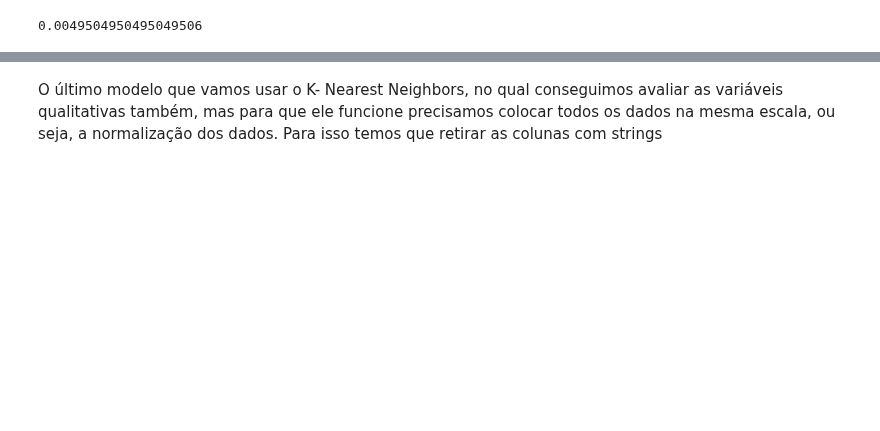
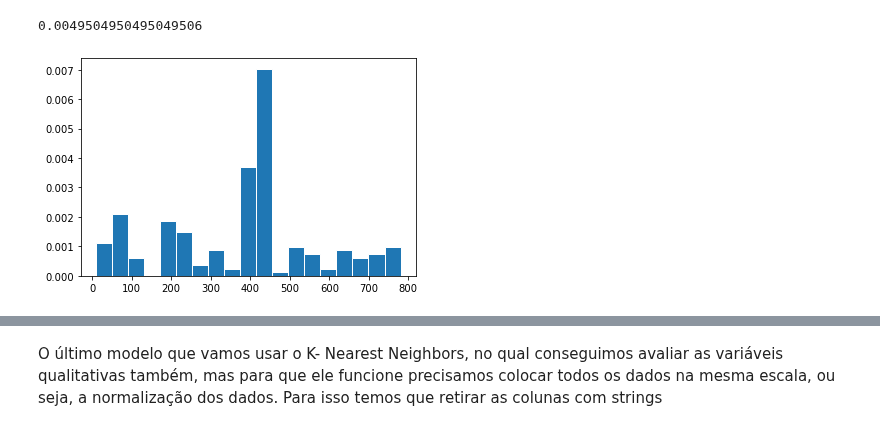
Before and after one commit to insper-classroom/22-2c-cd-p2-grupo_mace_girls, a Jupyter notebook: dados/relatorio.ipynb, the cells around one changed output, grey strips where cells are left out. Saved outputs shown, nothing was run; the diff lists cells and outputs as text; code cells hidden in the pictures; blank space fills up the shorter version.

```diff
--- a/dados/relatorio.ipynb
+++ b/dados/relatorio.ipynb
@@ -458,3 +471,10 @@ clf2.fit(X_train, y_train)
 clf2.score(X_test, y_test)
 # %% [output]
 0.0049504950495049506
+# %%
+y_pred2 = clf2.predict(X_test)
+faixa_test2 = np.linspace(y_pred2.min(), y_pred2.max(), 20)
+plt.hist(y_pred2, faixa_test1 , edgecolor='white', density=True)
+plt.show()
+# %% [output]
+[figure, added]
```
Also changed, not shown: parts of 3 cells of this notebook.
